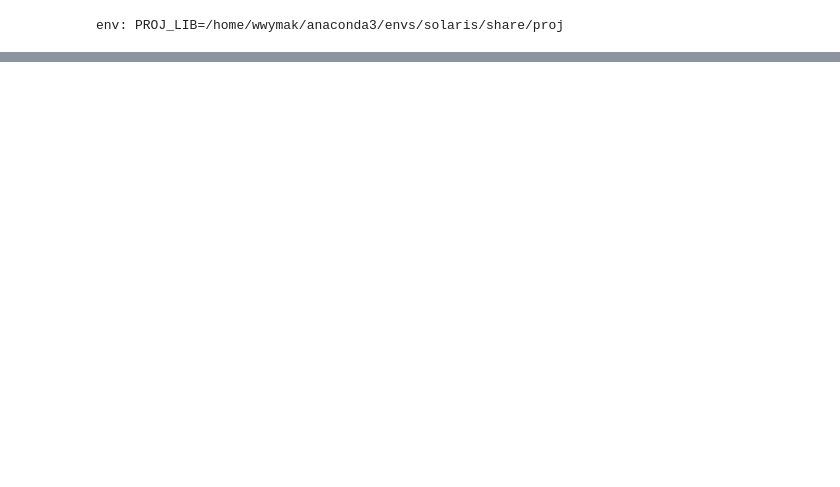
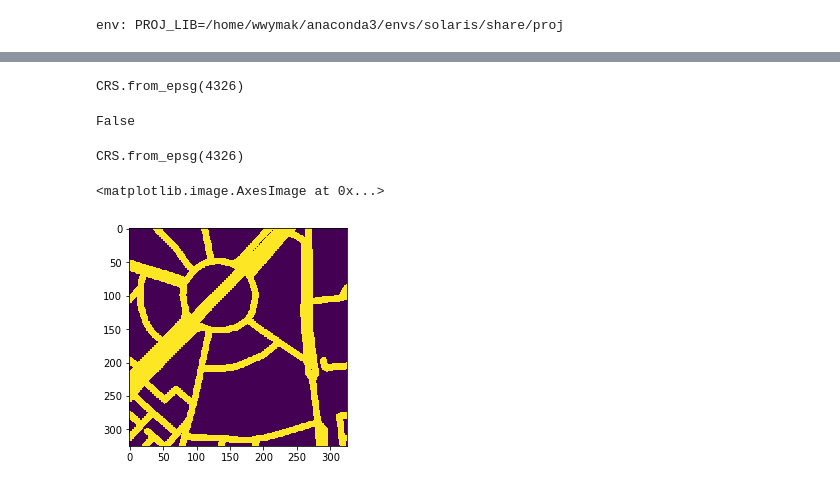
Before and after one commit to wwymak/spacenet-ml, a Jupyter notebook: spacenet-roads-replicating-cresci.ipynb, the cells around one changed output, grey strips where cells are left out. Saved outputs shown, nothing was run; the diff lists cells and outputs as text; code cells hidden in the pictures; blank space fills up the shorter version.

```diff
--- a/spacenet-roads-replicating-cresci.ipynb
+++ b/spacenet-roads-replicating-cresci.ipynb
@@ -81,0 +78,31 @@ def train_roads(config, paths, fn_mapping, image_suffix, folds_file_loc,
+# %%
+#using the rgb images for now
+num_channels=3
+burn_value = 255
+# previous spacenet challenge winner found this to be quite effective
+road_mask_width = 2
+
+def create_mask(img_id, road_mask_width=4):
+    mask_fname = mumbai / "geojson_roads_speed" / f"SN5_roads_train_AOI_8_Mumbai_geojson_roads_speed_{img_id}.geojson"
+    outfile = mask_folder / f"{img_id}.png"
+    road_mask = np.zeros((1300,1300))
+    df = gpd.read_file(mask_fname)
+    df.head()
+#     try:
+    road_mask = sol.vector.mask.road_mask(df,
+          shape=(1300,1300),
+          width=road_mask_width, meters=True, burn_value=burn_value)
+
+
+#     except Exception as e:
+#         print(e)
+#         pass
+    skimage.io.imsave(outfile, road_mask )
+# %%
+# create_mask("chip19", road_mask_width=3)
+img_id = "chip19"
+mask_fname = mumbai / "geojson_roads_speed" / f"SN5_roads_train_AOI_8_Mumbai_geojson_roads_speed_{img_id}.geojson"
+outfile = mask_folder / f"{img_id}.png"
+road_mask = np.zeros((1300,1300))
+df = gpd.read_file(mask_fname)
+df.head()
@@ -81,0 +118,6 @@ def train_roads(config, paths, fn_mapping, image_suffix, folds_file_loc,
+# %%
+test_im =rasterio.open(str(ms_mumbai/"SN5_roads_train_AOI_8_Mumbai_MS_chip19.tif"))
+# %%
+test_im.crs
+# %% [output]
+CRS.from_epsg(4326)
@@ -81,0 +137,19 @@ def train_roads(config, paths, fn_mapping, image_suffix, folds_file_loc,
+# %%
+crs_is_metric(df)
+# %% [output]
+False
+# %%
+buffered_df = buffer_df_geoms(df, width/2., meters=3,
+                                  reference_im=test_im, geom_col="geometry",
+                                  affine_obj=affine_obj)
+# %% [output]
+CRS.from_epsg(4326)
+# %%
+road_mask = sol.vector.mask.road_mask(df,
+          shape=(1300,1300),reference_im=test_im,
+          width=10, meters=False, burn_value=burn_value, out_type=int)
+# %%
+plt.imshow(road_mask)
+# %% [output]
+<matplotlib.image.AxesImage at 0x...>
+[figure, added]
```
Also changed, not shown: parts of 12 cells of this notebook.
